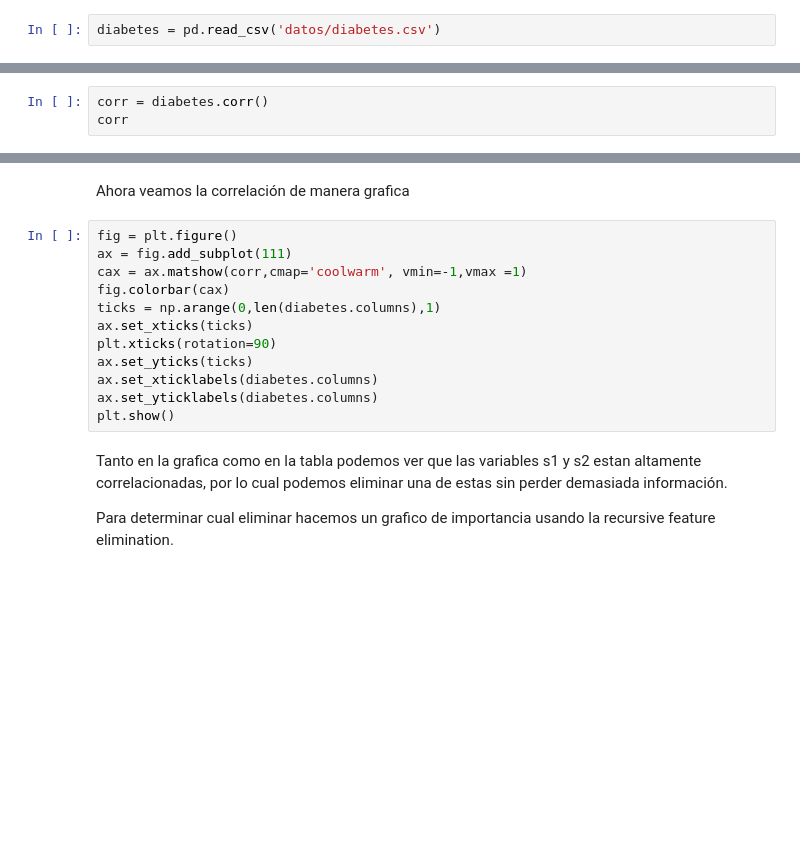
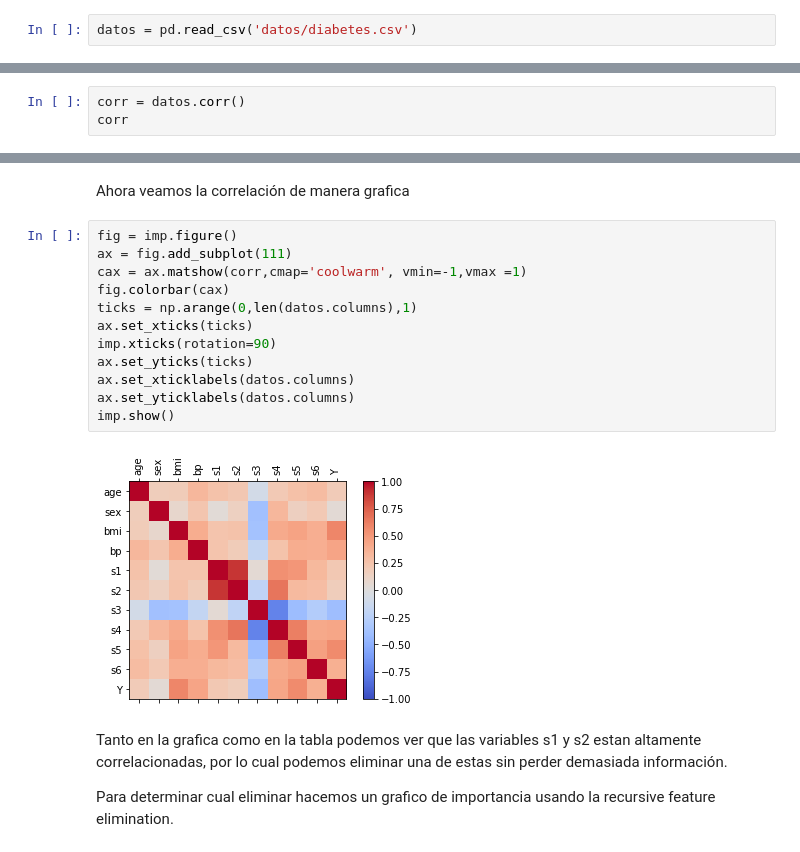
Before and after one commit to ann-2018-03/evaluacion-JuanesLopez, a Jupyter notebook: 02-diabetes.ipynb, the cells around one changed output, grey strips where cells are left out. Saved outputs shown, nothing was run; the diff lists cells and outputs as text; blank space fills up the shorter version.

```diff
--- a/02-diabetes.ipynb
+++ b/02-diabetes.ipynb
@@ -40,9 +40,9 @@ import matplotlib.pyplot as plt
 # %% [markdown]
 ## Lectura de datos
 # %%
-diabetes = pd.read_csv('datos/diabetes.csv')
+datos = pd.read_csv('datos/diabetes.csv')
 # %% [markdown]
 Ahora que los datos han sido leidos necesitamos saber que variables son significativas y cuales no, para lo cual debemos hacer una correlacion entre las variables.
 # %%
-corr = diabetes.corr()
+corr = datos.corr()
 corr
@@ -49,17 +62,19 @@ corr
 # %% [markdown]
 Ahora veamos la correlación de manera grafica
 # %%
-fig = plt.figure()
+fig = imp.figure()
 ax = fig.add_subplot(111)
 cax = ax.matshow(corr,cmap='coolwarm', vmin=-1,vmax =1)
 fig.colorbar(cax)
-ticks = np.arange(0,len(diabetes.columns),1)
+ticks = np.arange(0,len(datos.columns),1)
 ax.set_xticks(ticks)
-plt.xticks(rotation=90)
+imp.xticks(rotation=90)
 ax.set_yticks(ticks)
-ax.set_xticklabels(diabetes.columns)
-ax.set_yticklabels(diabetes.columns)
-plt.show()
+ax.set_xticklabels(datos.columns)
+ax.set_yticklabels(datos.columns)
+imp.show()
+# %% [output]
+[figure, added]
 # %% [markdown]
 Tanto en la grafica como en la tabla podemos ver que las variables s1 y s2 estan altamente correlacionadas, por lo cual podemos eliminar una de estas sin perder demasiada información.
 
```
Also changed, not shown: parts of 11 cells of this notebook, 1 other file.
